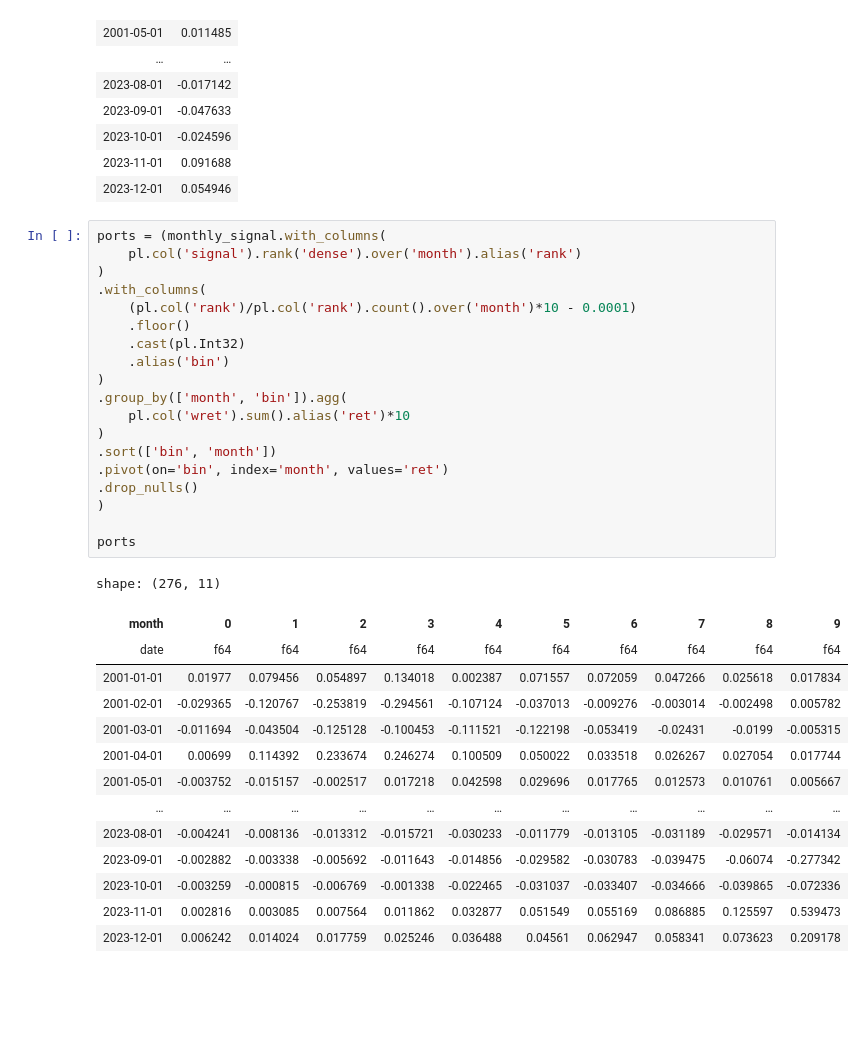
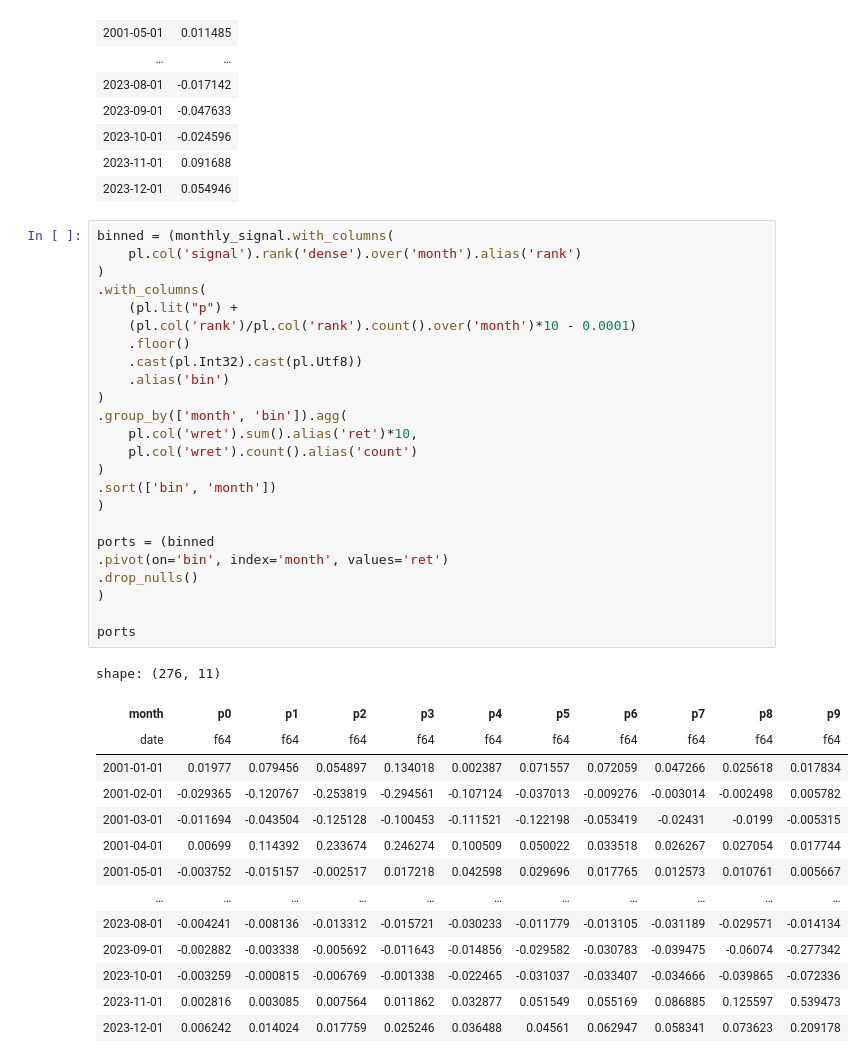
Before and after one commit to rvance1/factor-momentum, a Jupyter notebook: notebooks/backtest-plots.ipynb, the cells around one changed output. Saved outputs shown, nothing was run; the diff lists cells and outputs as text; blank space fills up the shorter version.

```diff
--- a/notebooks/backtest-plots.ipynb
+++ b/notebooks/backtest-plots.ipynb
@@ -54,27 +53,32 @@ shape: (276, 2)
 | 2023-11-01 | 0.091688 |
 | 2023-12-01 | 0.054946 |
 # %%
-ports = (monthly_signal.with_columns(
+binned = (monthly_signal.with_columns(
     pl.col('signal').rank('dense').over('month').alias('rank')
 )
 .with_columns(
+    (pl.lit("p") +
     (pl.col('rank')/pl.col('rank').count().over('month')*10 - 0.0001)
     .floor()
-    .cast(pl.Int32)
+    .cast(pl.Int32).cast(pl.Utf8))
     .alias('bin')
 )
 .group_by(['month', 'bin']).agg(
-    pl.col('wret').sum().alias('ret')*10
+    pl.col('wret').sum().alias('ret')*10,
+    pl.col('wret').count().alias('count')
 )
 .sort(['bin', 'month'])
+)
+
+ports = (binned
 .pivot(on='bin', index='month', values='ret')
 .drop_nulls()
 )
 
 ports
 # %% [output]
 shape: (276, 11)
-| month | 0 | 1 | 2 | 3 | 4 | 5 | 6 | 7 | 8 | 9 |
+| month | p0 | p1 | p2 | p3 | p4 | p5 | p6 | p7 | p8 | p9 |
 | date | f64 | f64 | f64 | f64 | f64 | f64 | f64 | f64 | f64 | f64 |
 | 2001-01-01 | 0.01977 | 0.079456 | 0.054897 | 0.134018 | 0.002387 | 0.071557 | 0.072059 | 0.047266 | 0.025618 | 0.017834 |
 | 2001-02-01 | -0.029365 | -0.120767 | -0.253819 | -0.294561 | -0.107124 | -0.037013 | -0.009276 | -0.003014 | -0.002498 | 0.005782 |
```
Also changed, not shown: parts of 7 cells of this notebook, 4 other files.
